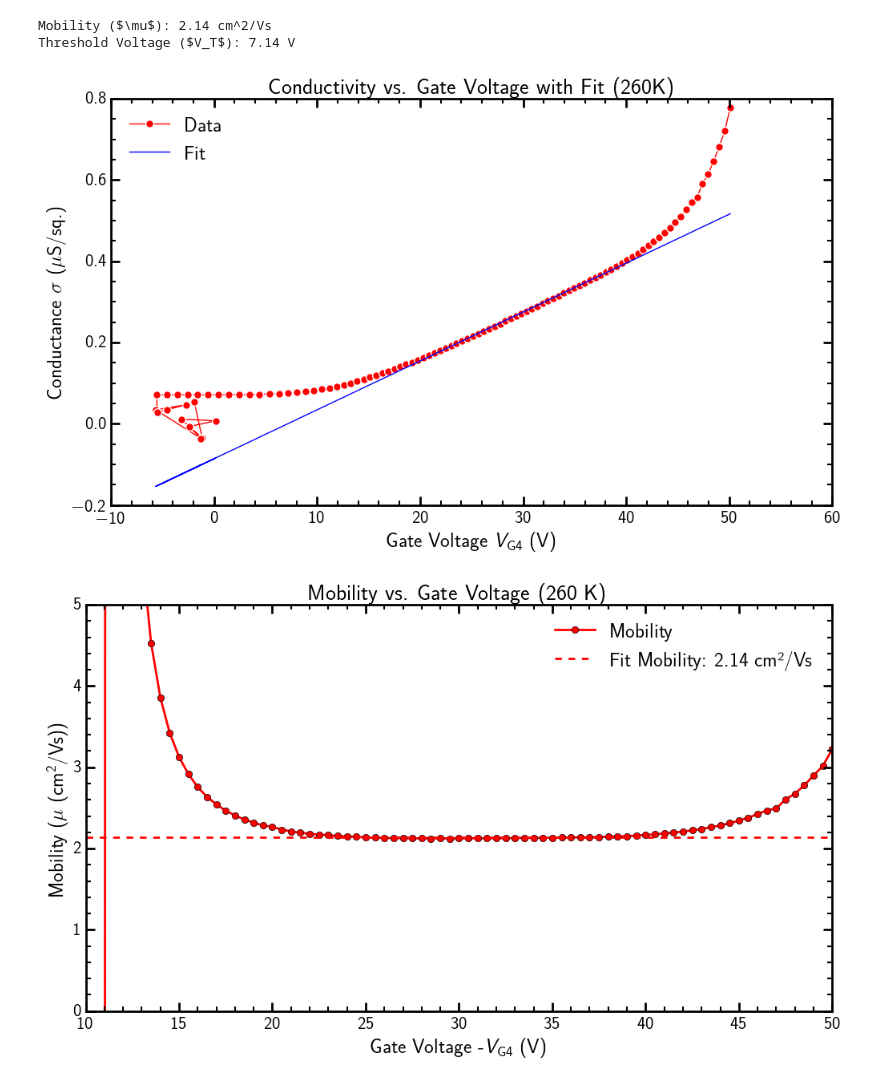
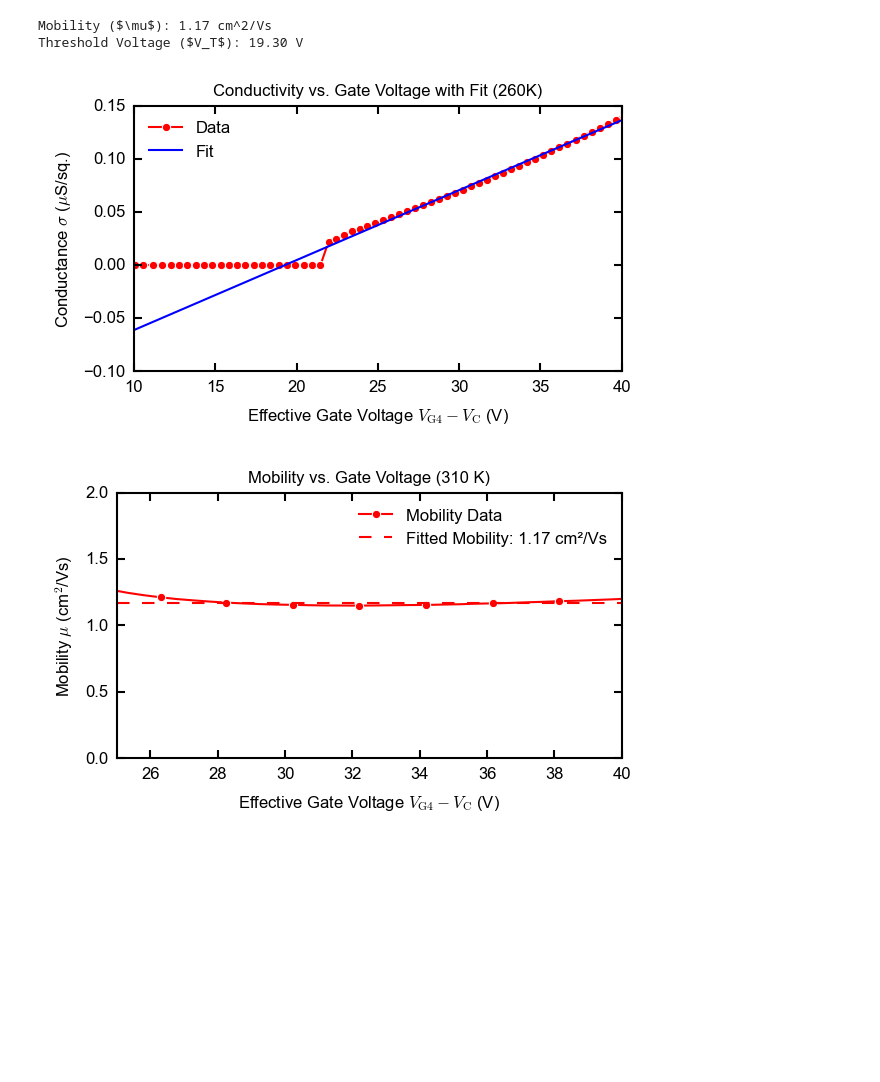
Before and after one commit to phamtrungkien8904/BachelorThesis, a Jupyter notebook: vdP-Cryostat-Final/single.ipynb, the cells around one changed output. Cells and saved outputs as stored; diff of their text form; code cells hidden in the pictures; blank space fills up the shorter version.

```diff
--- a/vdP-Cryostat-Final/single.ipynb
+++ b/vdP-Cryostat-Final/single.ipynb
@@ -21,7 +21,7 @@ plt.style.use('classic')
 # })
 plt.rcParams.update({
     # Figure settings
-    'figure.dpi': 300,
+    'figure.dpi': 150,
     'figure.figsize': (10/2.54, 6/2.54),  # 10x6 cm in inches (1 figure per line)
     # 'figure.figsize': (8/2.54, 6/2.54),  # 10x6 cm in inches (2 figures per line)
     'figure.facecolor': 'white',
@@ -71,8 +71,9 @@ plt.rcParams.update({
     'lines.markeredgewidth': 0.5,
 })
 # %%
-# data = np.loadtxt("./Data-Mani/01.dat")
-data = np.loadtxt("./Data-Mani/09.dat")
+data = np.loadtxt("./Data-Mani/01.dat")
+# data = np.loadtxt("./Data-Mani/023.dat")
+# data = np.loadtxt("./Data-20262306/31.dat")
 
 V_GS = data[:, 0]
 I_DS = data[:, 2]
@@ -104,7 +105,7 @@ Ci = C / A
 def func(x, a, b):
     return a*x + b
 
-mask = (V_del > 20) & (V_del < 40)
+mask = (V_del > 25) & (V_del < 40)
 
 
 popt, pcov = curve_fit(func, V_del[mask], sigma[mask])
@@ -131,7 +132,6 @@ plt.plot(
     markevery=1,
     ls='-',
     label='Data',
-    markeredgecolor="white", markeredgewidth=1, markersize=7
     )
 plt.plot(
     V_del,
@@ -140,44 +140,42 @@ plt.plot(
     ls='-',
     label=f'Fit'
     )
-plt.xlabel(r"Gate Voltage $V_{\mathrm{G4}}$ (V)")
+plt.xlabel(r"Effective Gate Voltage $V_{\mathrm{G4}} - V_\mathrm{C}$ (V)")
 plt.ylabel(r"Conductance $\sigma$ ($\mu$S/sq.)")
 plt.title("Conductivity vs. Gate Voltage with Fit (260K)")
-# plt.xlim(0,50)
+plt.xlim(10,40)
 # plt.ylim(0, 0.0001)  # Convert to μS/sq. for y-axis limits
 plt.legend()
 # plt.savefig("sigma_cold.eps", format = 'eps')
 plt.show()
 # %% [output]
-Mobility ($\mu$): 2.14 cm^2/Vs
-Threshold Voltage ($V_T$): 7.14 V
+Mobility ($\mu$): 1.17 cm^2/Vs
+Threshold Voltage ($V_T$): 19.30 V
-[figure, old version]
+[figure, new version]
 # %%
 mu_var = sigma/Ci/(V_del - V_T) * 1e4
 
 plt.plot(
-    -V_GS,
+    V_del,
     mu_var,
     color='red',
     marker='o',
-    markevery=1,
-    ls='-',
-    lw=2,
-    label='Mobility'
+    markevery=4,
+    label='Mobility Data'
     )
 
-plt.axhline(mu, color='red', ls='--', lw=2, label=f'Fit Mobility: {mu:.2f} cm²/Vs')
+plt.axhline(mu, color='red', ls='--', label=f'Fitted Mobility: {mu:.2f} cm²/Vs')
 
-plt.xlabel(r"Gate Voltage -$V_\mathrm{G4}$ (V)")
-plt.ylabel(r"Mobility ($\mu$ (cm$^2$/Vs))")
-plt.title("Mobility vs. Gate Voltage (260 K)")
-plt.xlim(10, 50)
-plt.ylim(0, 5)
+plt.xlabel(r"Effective Gate Voltage $V_{\mathrm{G4}} - V_\mathrm{C}$ (V)")
+plt.ylabel(r"Mobility $\mu$ (cm$^2$/Vs)")
+plt.title("Mobility vs. Gate Voltage (310 K)")
+plt.xlim(25, 40)
+plt.ylim(0, 2)
 plt.legend(numpoints=1)
 # plt.savefig("mu_cold.eps", format = 'eps')
 plt.show()
 # %% [output]
-[figure, old version]
+[figure, new version]
 # %%
 plt.plot(
     -V_GS,
```
Also changed, not shown: parts of 2 cells of this notebook, 5 other files.
